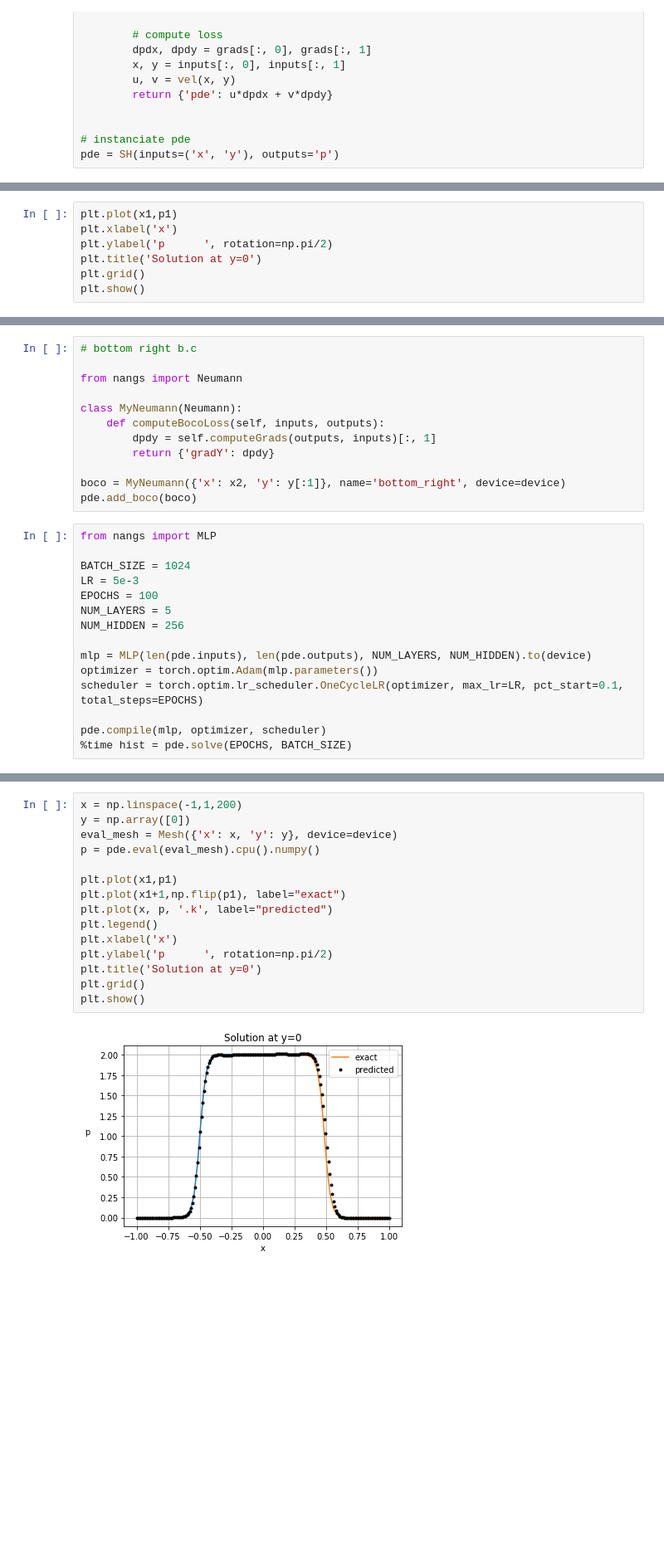
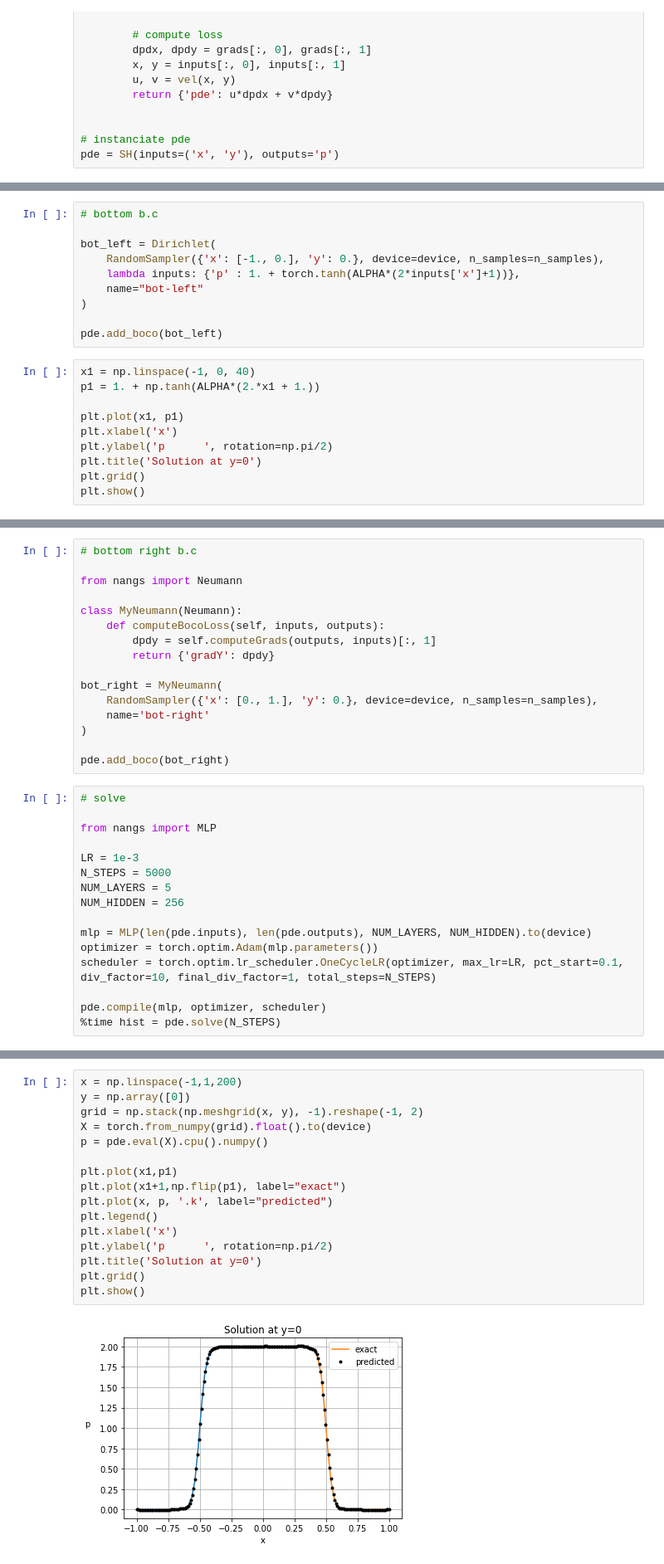
Before and after one commit to juansensio/nangs, a Jupyter notebook: examples/03_SmithHutton.ipynb, the cells around one changed output, grey strips where cells are left out. Shown: that part at 83% size. Drawn from its saved outputs; the diff is of its cells as text; blank space fills up the shorter version.

```diff
--- a/examples/03_SmithHutton.ipynb
+++ b/examples/03_SmithHutton.ipynb
@@ -97,5 +96,18 @@ pde.add_boco(boco)
+# %%
+# bottom b.c
+
+bot_left = Dirichlet(
+    RandomSampler({'x': [-1., 0.], 'y': 0.}, device=device, n_samples=n_samples),
+    lambda inputs: {'p' : 1. + torch.tanh(ALPHA*(2*inputs['x']+1))},
+    name="bot-left"
+)
+
+pde.add_boco(bot_left)
 # %%
-plt.plot(x1,p1)
+x1 = np.linspace(-1, 0, 40)
+p1 = 1. + np.tanh(ALPHA*(2.*x1 + 1.))
+
+plt.plot(x1, p1)
 plt.xlabel('x')
 plt.ylabel('p      ', rotation=np.pi/2)
 plt.title('Solution at y=0')
@@ -113,21 +125,26 @@ class MyNeumann(Neumann):
         dpdy = self.computeGrads(outputs, inputs)[:, 1]
         return {'gradY': dpdy}
 
-boco = MyNeumann({'x': x2, 'y': y[:1]}, name='bottom_right', device=device)
-pde.add_boco(boco)
+bot_right = MyNeumann(
+    RandomSampler({'x': [0., 1.], 'y': 0.}, device=device, n_samples=n_samples),
+    name='bot-right'
+)
+
+pde.add_boco(bot_right)
 # %%
+# solve
+
 from nangs import MLP
 
-BATCH_SIZE = 1024
-LR = 5e-3
-EPOCHS = 100
+LR = 1e-3
+N_STEPS = 5000
 NUM_LAYERS = 5
 NUM_HIDDEN = 256
 
 mlp = MLP(len(pde.inputs), len(pde.outputs), NUM_LAYERS, NUM_HIDDEN).to(device)
 optimizer = torch.optim.Adam(mlp.parameters())
-scheduler = torch.optim.lr_scheduler.OneCycleLR(optimizer, max_lr=LR, pct_start=0.1, total_steps=EPOCHS)
+scheduler = torch.optim.lr_scheduler.OneCycleLR(optimizer, max_lr=LR, pct_start=0.1, div_factor=10, final_div_factor=1, total_steps=N_STEPS)
 
 pde.compile(mlp, optimizer, scheduler)
-%time hist = pde.solve(EPOCHS, BATCH_SIZE)
+%time hist = pde.solve(N_STEPS)
 # %% [output]
@@ -152,17 +179,18 @@ plt.show()
 # %%
 x = np.linspace(-1,1,200)
 y = np.array([0])
-eval_mesh = Mesh({'x': x, 'y': y}, device=device)
-p = pde.eval(eval_mesh).cpu().numpy()
+grid = np.stack(np.meshgrid(x, y), -1).reshape(-1, 2)
+X = torch.from_numpy(grid).float().to(device)
+p = pde.eval(X).cpu().numpy()
 
 plt.plot(x1,p1)
 plt.plot(x1+1,np.flip(p1), label="exact")
 plt.plot(x, p, '.k', label="predicted")
 plt.legend()
 plt.xlabel('x')
 plt.ylabel('p      ', rotation=np.pi/2)
 plt.title('Solution at y=0')
 plt.grid()
 plt.show()
 # %% [output]
-[figure, old version]
+[figure, new version]
```
Also changed, not shown: parts of 13 cells of this notebook, 5 other files.
